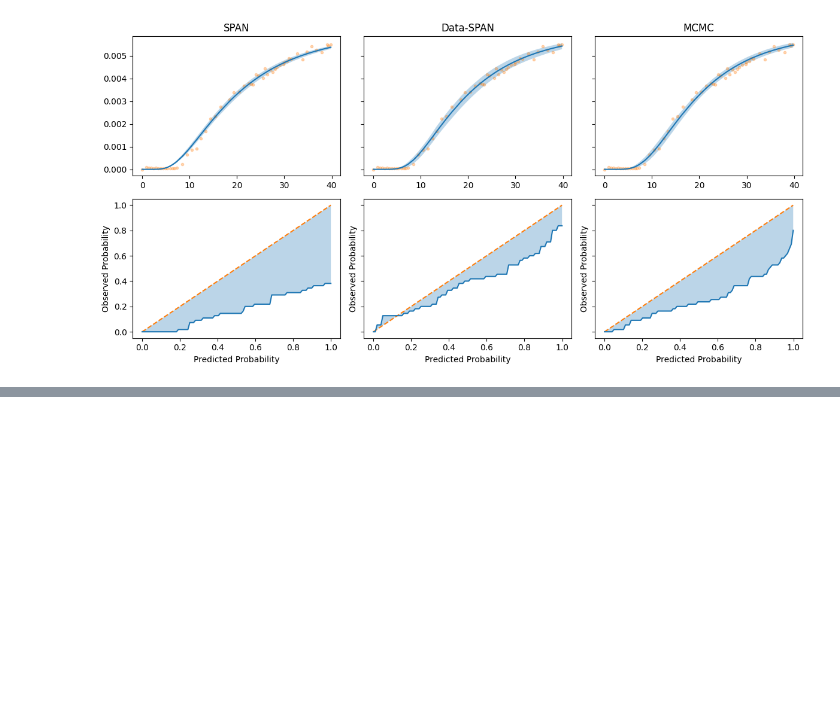
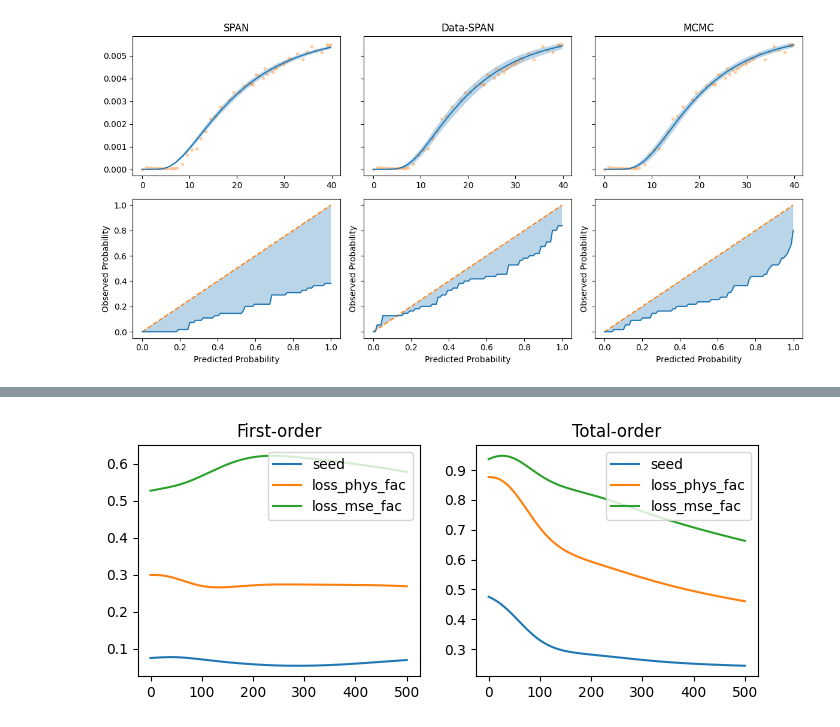
Before and after one commit to RiccardoFrenner/finn-nnpie, a Jupyter notebook: news/news_29102024.ipynb, the cells around one changed output, grey strips where cells are left out. Drawn from its saved outputs; the diff is of its cells as text; code cells hidden in the pictures; blank space fills up the shorter version.

Commit message:
Add sensitivity analysis

```diff
--- a/news/news_29102024.ipynb
+++ b/news/news_29102024.ipynb
@@ -613,0 +714,42 @@ plt.show()
+# %%
+import tqdm
+import numpy as np
+import matplotlib.pyplot as plt
+from SALib.analyze.sobol import analyze
+
+processed_expdata_dir = Path("../data_processed/experimental/SPAN")
+span_samples_ret = np.load(processed_expdata_dir / "y_ret_samples.npy")
+
+problem = {
+    "num_vars": 3,
+    "names": ["seed", "loss_phys_fac", "loss_mse_fac"],
+}
+
+# Perform analysis
+s1 = []  # first-order sensitivity indices
+st = []  # total-order sensitivity indices
+
+for i in tqdm.trange(span_samples_ret.shape[1]):
+    Si = analyze(
+        problem, span_samples_ret[:, i], print_to_console=False, calc_second_order=False
+    )
+    s1.append(Si["S1"])
+    st.append(Si["ST"])
+s1 = np.array(s1)
+st = np.array(st)
+
+fig, axs = plt.subplots(ncols=2, figsize=(8, 3))
+
+axs[0].set_title("First-order")
+for i in range(s1.shape[1]):
+    axs[0].plot(s1[:, i], label=problem["names"][i])
+axs[0].legend()
+
+axs[1].set_title("Total-order")
+for i in range(st.shape[1]):
+    axs[1].plot(st[:, i], label=problem["names"][i])
+axs[1].legend()
+
+plt.show()
+# %% [output]
+[figure, added]
```
Also changed, not shown: parts of 4 cells of this notebook.
